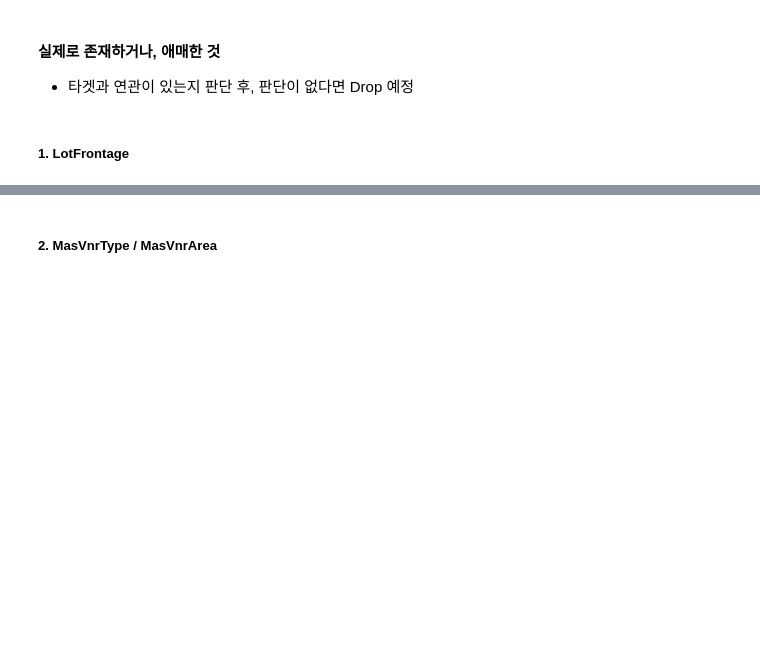
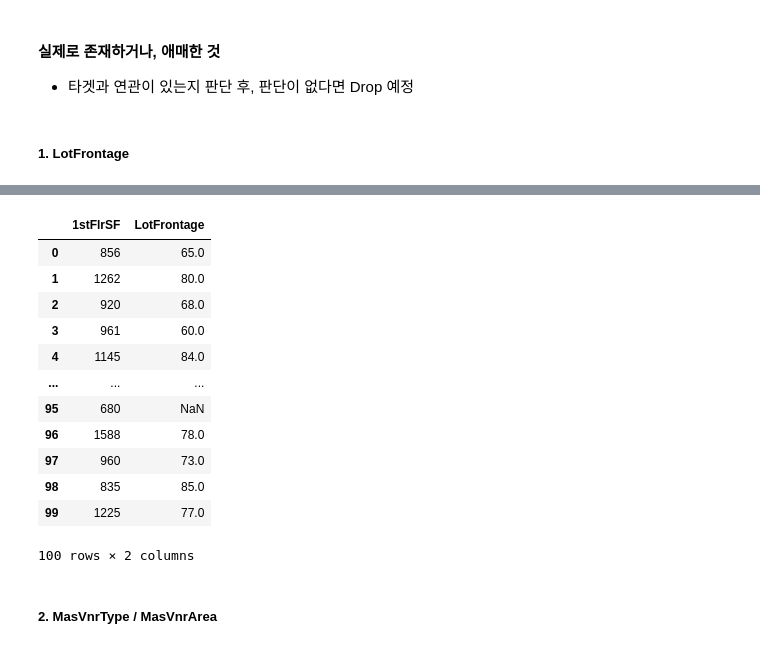
Before and after one commit to WasabiRamen/kaggle-study-house-prices, a Jupyter notebook: house_price.ipynb, the cells around one changed output, grey strips where cells are left out. Saved outputs shown, nothing was run; the diff lists cells and outputs as text; code cells hidden in the pictures; blank space fills up the shorter version.

```diff
--- a/house_price.ipynb
+++ b/house_price.ipynb
@@ -126,3 +165,19 @@ train['GarageQual'] = train['GarageQual'].fillna('NA')
+# %%
+train[['1stFlrSF', 'LotFrontage']].head(100)
+# %% [output]
+|  | 1stFlrSF | LotFrontage |
+| 0 | 856 | 65.0 |
+| 1 | 1262 | 80.0 |
+| 2 | 920 | 68.0 |
+| 3 | 961 | 60.0 |
+| 4 | 1145 | 84.0 |
+| ... | ... | ... |
+| 95 | 680 | NaN |
+| 96 | 1588 | 78.0 |
+| 97 | 960 | 73.0 |
+| 98 | 835 | 85.0 |
+| 99 | 1225 | 77.0 |
+100 rows × 2 columns
 # %% [markdown]
 ##### **2. MasVnrType / MasVnrArea**
 # %% [markdown]
```
Also changed, not shown: parts of 6 cells of this notebook.
